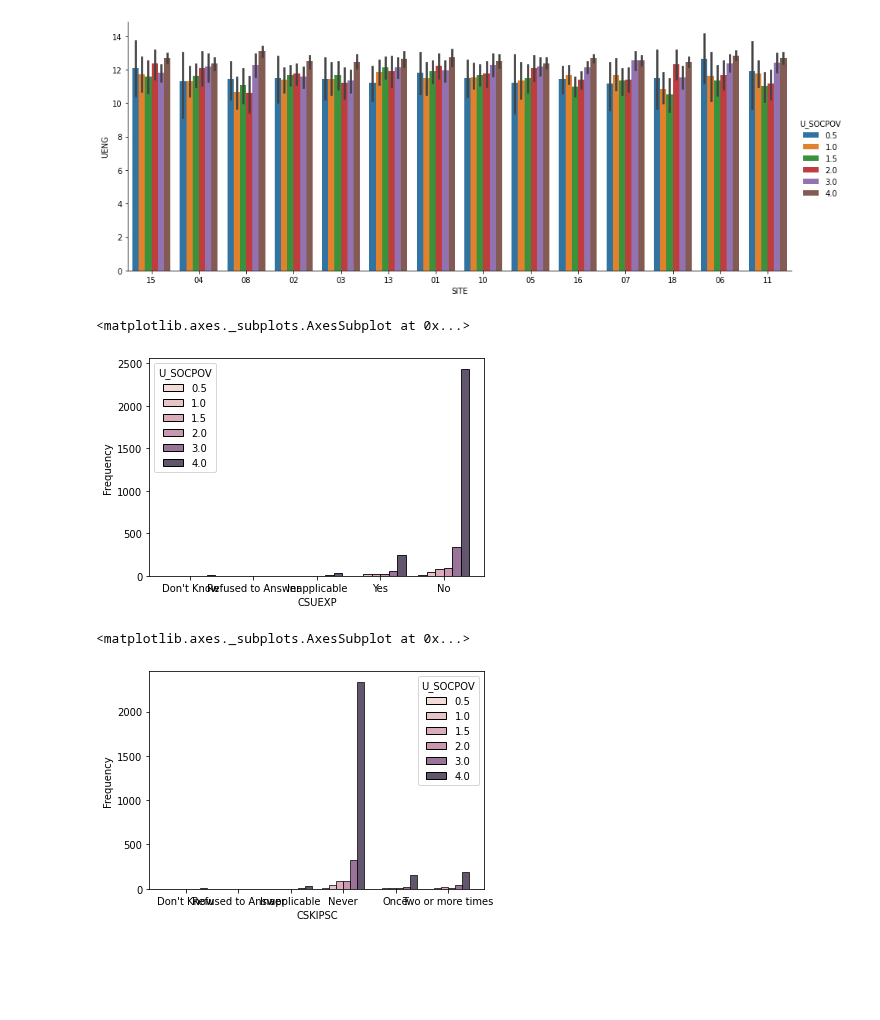
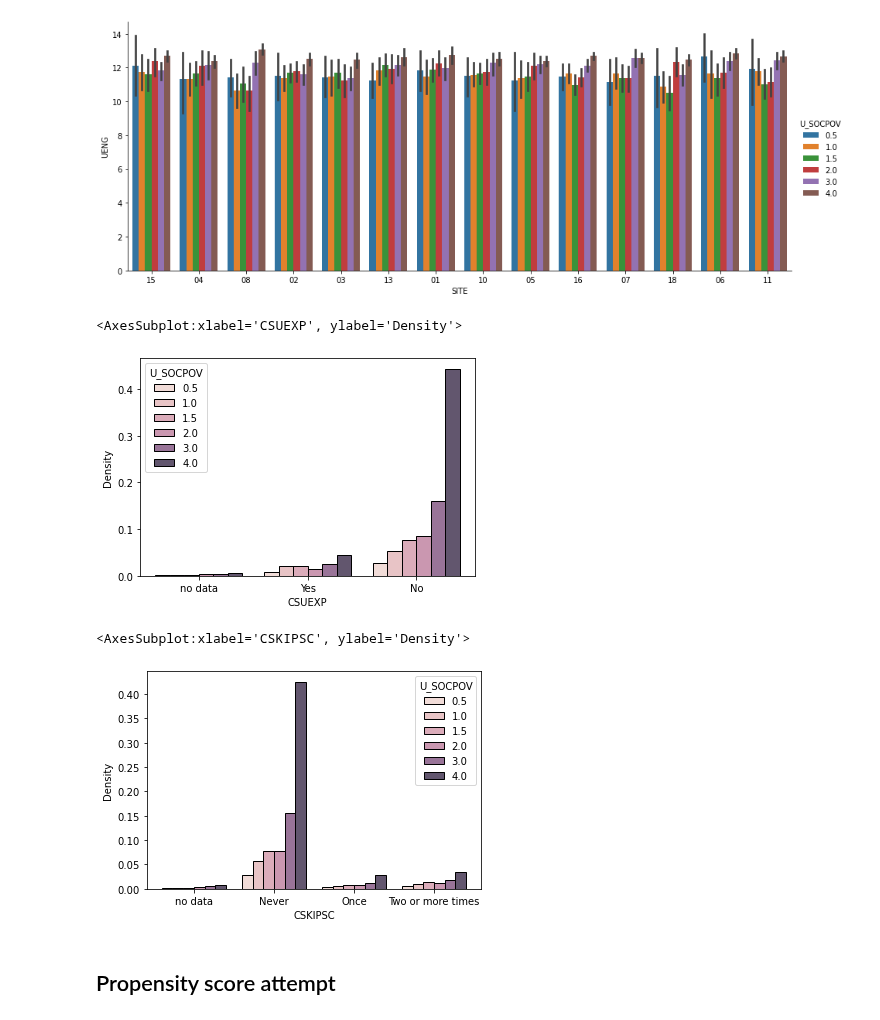
Before and after one commit to epfl-ada/ada-2020-project-milestone-p3-p3_ada-boi, a Jupyter notebook: creative_extension.ipynb, the cells around one changed output. Cells and saved outputs as stored; diff of their text form; code cells hidden in the pictures; blank space fills up the shorter version.

```diff
--- a/creative_extension.ipynb
+++ b/creative_extension.ipynb
@@ -41,6 +47,8 @@ hh = hh[household_id_hh + family_hh + income_hh + housing_hh + programs_hh]
 # Merge dataframes using the household ID number,
 # inner merge keeps only households that are linked to a focal child subject
 child = pd.merge(fc, hh, left_on = 'HHID', right_on = 'HHID', how='inner')
+# replace all the missing values by the str 'no data', No by 0 and Yes by 1
+child.replace(['Inapplicable',"Don't Know",'Refused to Answer','Not Ascertained'],'no data',inplace=True)
 
 # Preview of child dataframe
 child.head()
@@ -59,12 +67,12 @@ child.head()
 child = child.loc[child['PERSTYPE'].isin(['Focal child 1 (age 0-5)','Focal child 2 (age 6-17)'])]
 
 # FC1 : focal child, aged 0-5
-fc1 = child[child['PERSTYPE']=='Focal child 1 (age 0-5)']
+fc1 = child.copy()[child['PERSTYPE']=='Focal child 1 (age 0-5)']
 
 # FC2 : focal child, aged 6-11
-fc2 = child[(child['PERSTYPE']=='Focal child 2 (age 6-17)') & (child['UAGE'] < 12)]
+fc2 = child.copy()[(child['PERSTYPE']=='Focal child 2 (age 6-17)') & (child['UAGE'] < 12)]
 
 # FC3 : focal child, aged 12-17
-fc3 = child[(child['PERSTYPE']=='Focal child 2 (age 6-17)') & (child['UAGE'] >= 12)]
+fc3 = child.copy()[(child['PERSTYPE']=='Focal child 2 (age 6-17)') & (child['UAGE'] >= 12)]
 # %%
 print(f'Shapes of dataframes:\nfc1: {fc1.shape}\nfc2: {fc2.shape}\nfc3:{fc3.shape}')
@@ -84,12 +94,14 @@ sns.catplot(x='SITE', y='UENG', hue='U_SOCPOV', kind='bar', data=fc3, height=5,
 <seaborn.axisgrid.FacetGrid at 0x...>
 [figure]
 # %%
-sns.histplot(x='CSUEXP', hue='U_SOCPOV', multiple='dodge', shrink=.8, stat='frequency', data=fc3)
+sns.histplot(x='CSUEXP', hue='U_SOCPOV', multiple='dodge', shrink=.8, stat='density', data=fc3)
 # %% [output]
-<matplotlib.axes._subplots.AxesSubplot at 0x...>
+<AxesSubplot:xlabel='CSUEXP', ylabel='Density'>
-[figure, old version]
+[figure, new version]
 # %%
-sns.histplot(x='CSKIPSC', hue='U_SOCPOV', multiple='dodge', shrink=.8, stat='frequency', data=fc3)
+sns.histplot(x='CSKIPSC', hue='U_SOCPOV', multiple='dodge', shrink=.8, stat='density', data=fc3)
 # %% [output]
-<matplotlib.axes._subplots.AxesSubplot at 0x...>
+<AxesSubplot:xlabel='CSKIPSC', ylabel='Density'>
-[figure, old version]
+[figure, new version]
+# %% [markdown]
+## Propensity score attempt
```
Also changed, not shown: parts of 4 cells of this notebook.
